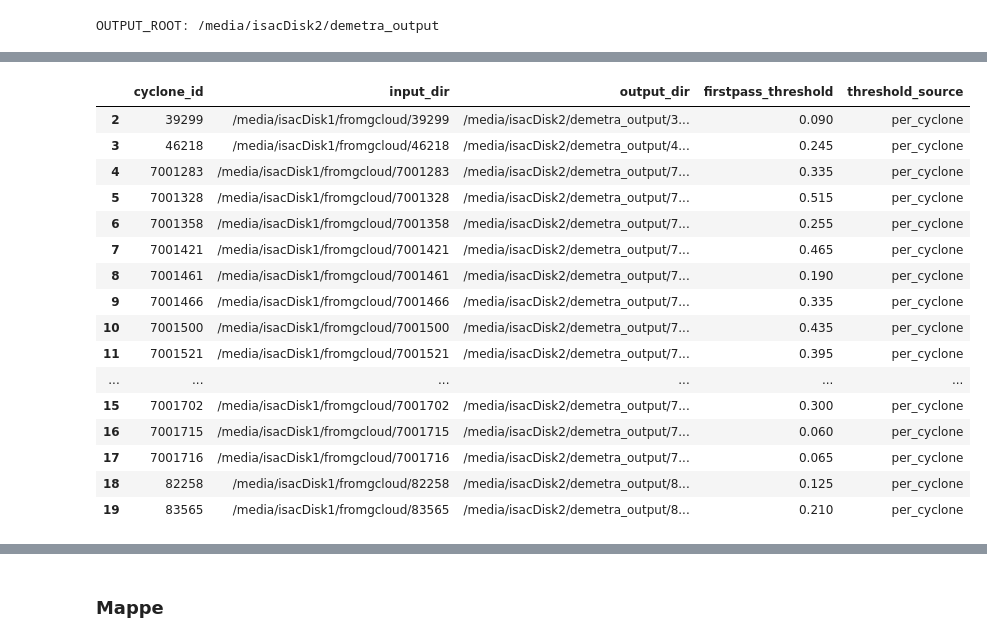
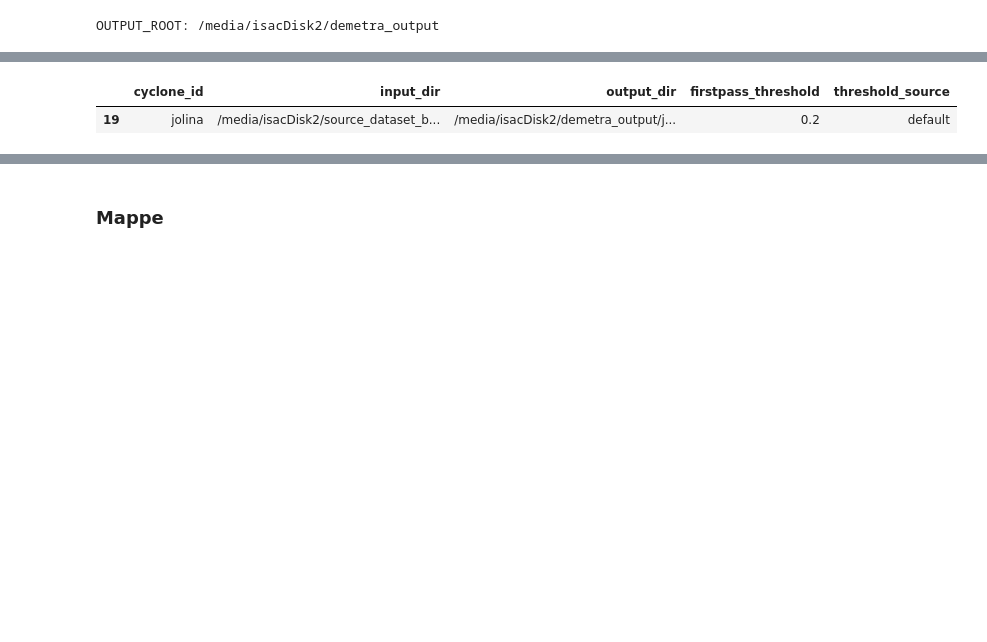
Before and after one commit to dandarm/Demetra, a Jupyter notebook: notebooks/batch_inference_firstpass_track_per_cyclone.ipynb, the cells around one changed output, grey strips where cells are left out. Saved outputs shown, nothing was run; the diff lists cells and outputs as text; code cells hidden in the pictures; blank space fills up the shorter version.

```diff
--- a/notebooks/batch_inference_firstpass_track_per_cyclone.ipynb
+++ b/notebooks/batch_inference_firstpass_track_per_cyclone.ipynb
@@ -119,12 +73,11 @@ Esempio: [('7001702', 0.3), ('7001283', 0.335), ('7001328', 0.515), ('7001358',
 # Configurazione batch run (modifica qui)
 
 PYTHON_BIN = sys.executable
-FROMGCLOUD_DIR = Path('/media/isacDisk1/fromgcloud')
-#OUTPUT_ROOT = Path('/media/isacDisk1/airmassRGB')
+FROMGCLOUD_DIR = Path('/media/isacDisk2/source_dataset_by_cyc')
 OUTPUT_ROOT = Path('/media/isacDisk2/demetra_output/')
 
 FIRSTPASS_MODEL_PATH = REPO_ROOT / 'trained_models' / 'firstpass_model.ckpt'
-TRACKING_MODEL_PATH = REPO_ROOT / 'trained_models' / 'checkpoint-tracking-best_1.pth'
+TRACKING_MODEL_PATH = Path("/media/isacDisk2/demetra_trained_models/checkpoint_new_tracking2.pth")
 MANOS_FILE = REPO_ROOT / 'moduli' / 'videomae' / 'medicane_data_input' / 'medicanes_new_windows.csv'
 
 FIRSTPASS_BATCH_SIZE = 64
@@ -135,7 +88,7 @@ FIRSTPASS_NUM_WORKERS = 16
 SELECT_ONLY_IDS = None
 
 # Fallback se un id non ha soglia specifica nel dizionario
-DEFAULT_THRESHOLD = 0.50
+DEFAULT_THRESHOLD = 0.20
 
 # Sicurezza: metti True per eseguire davvero
 RUN_ENABLED = True
@@ -194,26 +147,11 @@ Cyclone folders in piano: 20
 # %%
 plan_df.loc[plan_df.cyclone_id == '2020', 'firstpass_threshold'] = round(np.mean(list(THRESHOLDS_BY_ID.values())), 3)
 # %%
-plan_df = plan_df[2:]
+plan_df = plan_df.iloc[[-1]]  #[[::-1]]
 plan_df
 # %% [output]
 |  | cyclone_id | input_dir | output_dir | firstpass_threshold | threshold_source |
-| 2 | 39299 | /media/isacDisk1/fromgcloud/39299 | /media/isacDisk2/demetra_output/3... | 0.090 | per_cyclone |
-| 3 | 46218 | /media/isacDisk1/fromgcloud/46218 | /media/isacDisk2/demetra_output/4... | 0.245 | per_cyclone |
-| 4 | 7001283 | /media/isacDisk1/fromgcloud/7001283 | /media/isacDisk2/demetra_output/7... | 0.335 | per_cyclone |
-| 5 | 7001328 | /media/isacDisk1/fromgcloud/7001328 | /media/isacDisk2/demetra_output/7... | 0.515 | per_cyclone |
-| 6 | 7001358 | /media/isacDisk1/fromgcloud/7001358 | /media/isacDisk2/demetra_output/7... | 0.255 | per_cyclone |
-| 7 | 7001421 | /media/isacDisk1/fromgcloud/7001421 | /media/isacDisk2/demetra_output/7... | 0.465 | per_cyclone |
-| 8 | 7001461 | /media/isacDisk1/fromgcloud/7001461 | /media/isacDisk2/demetra_output/7... | 0.190 | per_cyclone |
-| 9 | 7001466 | /media/isacDisk1/fromgcloud/7001466 | /media/isacDisk2/demetra_output/7... | 0.335 | per_cyclone |
-| 10 | 7001500 | /media/isacDisk1/fromgcloud/7001500 | /media/isacDisk2/demetra_output/7... | 0.435 | per_cyclone |
-| 11 | 7001521 | /media/isacDisk1/fromgcloud/7001521 | /media/isacDisk2/demetra_output/7... | 0.395 | per_cyclone |
-| ... | ... | ... | ... | ... | ... |
-| 15 | 7001702 | /media/isacDisk1/fromgcloud/7001702 | /media/isacDisk2/demetra_output/7... | 0.300 | per_cyclone |
-| 16 | 7001715 | /media/isacDisk1/fromgcloud/7001715 | /media/isacDisk2/demetra_output/7... | 0.060 | per_cyclone |
-| 17 | 7001716 | /media/isacDisk1/fromgcloud/7001716 | /media/isacDisk2/demetra_output/7... | 0.065 | per_cyclone |
-| 18 | 82258 | /media/isacDisk1/fromgcloud/82258 | /media/isacDisk2/demetra_output/8... | 0.125 | per_cyclone |
-| 19 | 83565 | /media/isacDisk1/fromgcloud/83565 | /media/isacDisk2/demetra_output/8... | 0.210 | per_cyclone |
+| 19 | jolina | /media/isacDisk2/source_dataset_b... | /media/isacDisk2/demetra_output/j... | 0.2 | default |
 # %%
 # Esecuzione batch via subprocess
 
```
Also changed, not shown: parts of 14 cells of this notebook, 2 other files.
